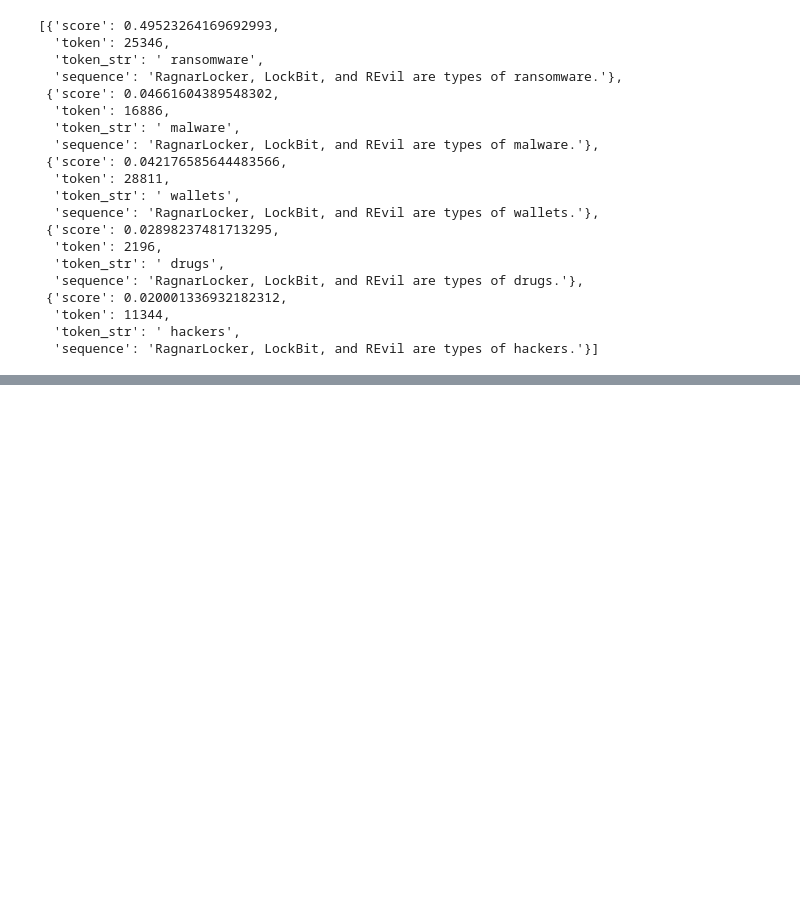
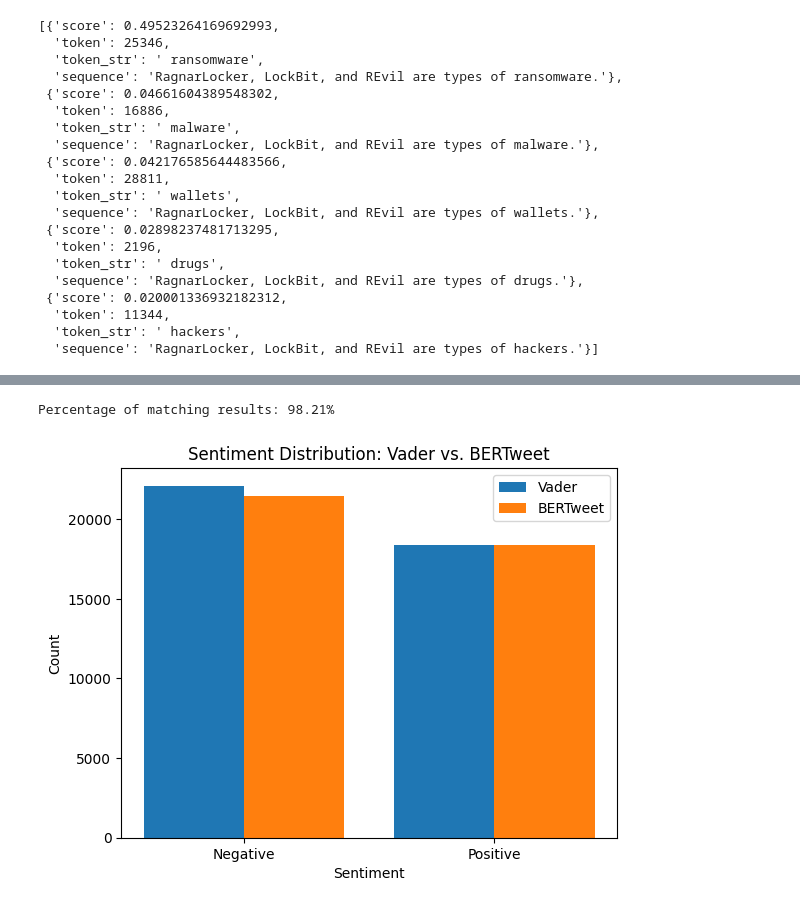
Before and after one commit to Kyrie-Alysa/Data-Forensics, a Jupyter notebook: DataExploration.ipynb, the cells around one changed output, grey strips where cells are left out. Cells and saved outputs as stored; diff of their text form; code cells hidden in the pictures; blank space fills up the shorter version.

Commit message:
sentiment analysis

```diff
--- a/DataExploration.ipynb
+++ b/DataExploration.ipynb
@@ -257,0 +305,3 @@ Prediction: [{'score': 0.07814992219209671, 'token': 3122, 'token_str': ' animal
+# %%
+bertweet = AutoModel.from_pretrained("vinai/bertweet-large")
+tokenizer = AutoTokenizer.from_pretrained("vinai/bertweet-large")
@@ -257,0 +311,9 @@ Prediction: [{'score': 0.07814992219209671, 'token': 3122, 'token_str': ' animal
+# %%
+# Tokenize the content column of chan4_posts
+chan4_posts['tokenized'] = chan4_posts['content'].dropna().apply(lambda x: tokenizer.encode(x, return_tensors='pt', truncation=True, max_length=512))
+
+# Define a function to extract features using BERTweet
+def extract_features(tokenized_text):
+    with torch.no_grad():
+        features = bertweet(tokenized_text)
+    return features.last_hidden_state.mean(dim=1).squeeze().numpy()
@@ -257,0 +322,3 @@ Prediction: [{'score': 0.07814992219209671, 'token': 3122, 'token_str': ' animal
+# %%
+# Apply the feature extraction function to the tokenized content
+chan4_posts['bertweet_features'] = chan4_posts['tokenized'].apply(lambda x: extract_features(x) if isinstance(x, torch.Tensor) else None)
@@ -257,0 +372,32 @@ Prediction: [{'score': 0.07814992219209671, 'token': 3122, 'token_str': ' animal
+# %%
+# Compare Vader sentiment with BERTweet sentiment
+comparison = chan4_posts[['sentiment', 'predicted_sentiment']]
+comparison['match'] = comparison['sentiment'] == comparison['predicted_sentiment']
+
+# Calculate the percentage of matching results
+match_percentage = comparison['match'].mean() * 100
+print(f"Percentage of matching results: {match_percentage:.2f}%")
+# %% [output]
+Percentage of matching results: 98.21%
+# %%
+import matplotlib.pyplot as plt
+
+# Count sentiment values for Vader and BERTweet
+vader_counts = chan4_posts['sentiment'].value_counts()
+bertweet_counts = chan4_posts['predicted_sentiment'].value_counts()
+
+# Create a bar chart
+labels = ['Negative', 'Positive']
+x = range(len(labels))
+
+plt.bar(x, vader_counts.sort_index(), width=0.4, label='Vader', align='center')
+plt.bar([i + 0.4 for i in x], bertweet_counts.sort_index(), width=0.4, label='BERTweet', align='center')
+
+plt.xticks([i + 0.2 for i in x], labels)
+plt.xlabel('Sentiment')
+plt.ylabel('Count')
+plt.title('Sentiment Distribution: Vader vs. BERTweet')
+plt.legend()
+plt.show()
+# %% [output]
+[figure, added]
```
Also changed, not shown: parts of 30 cells of this notebook.
